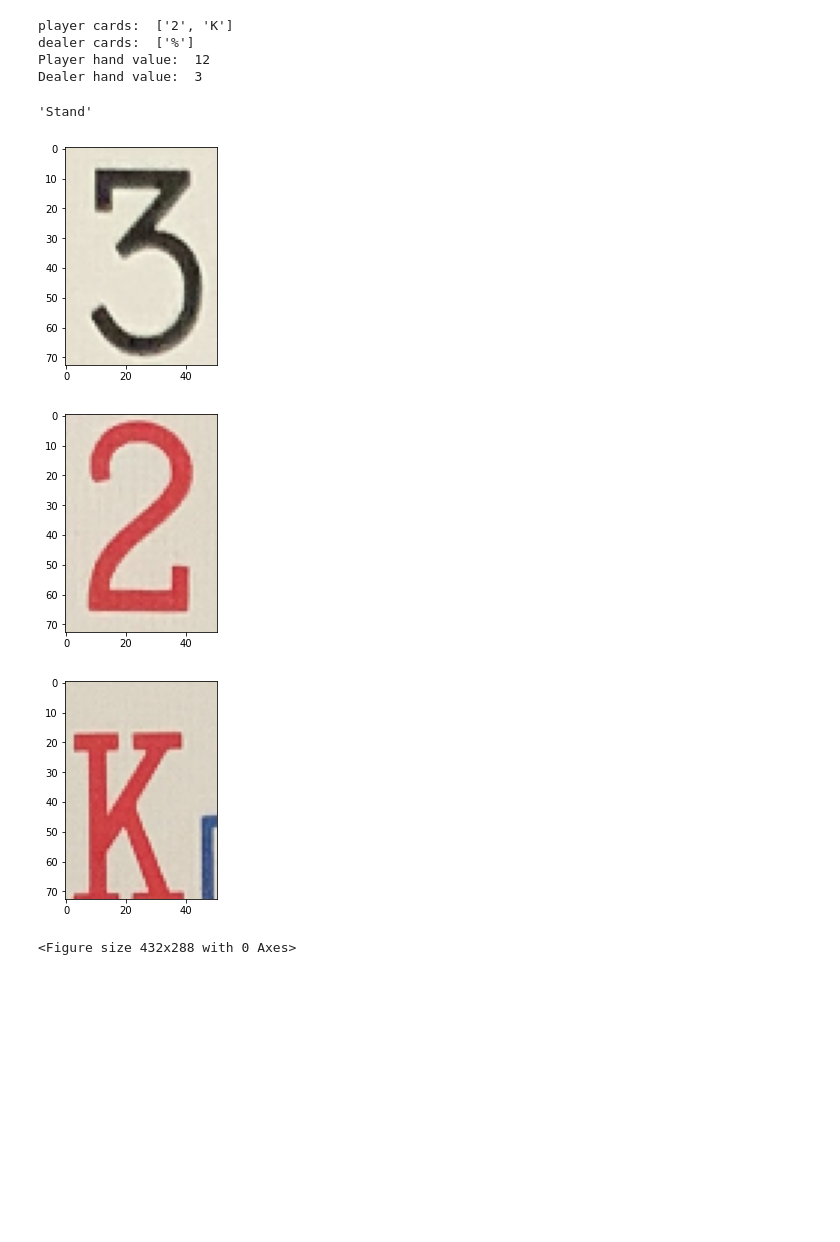
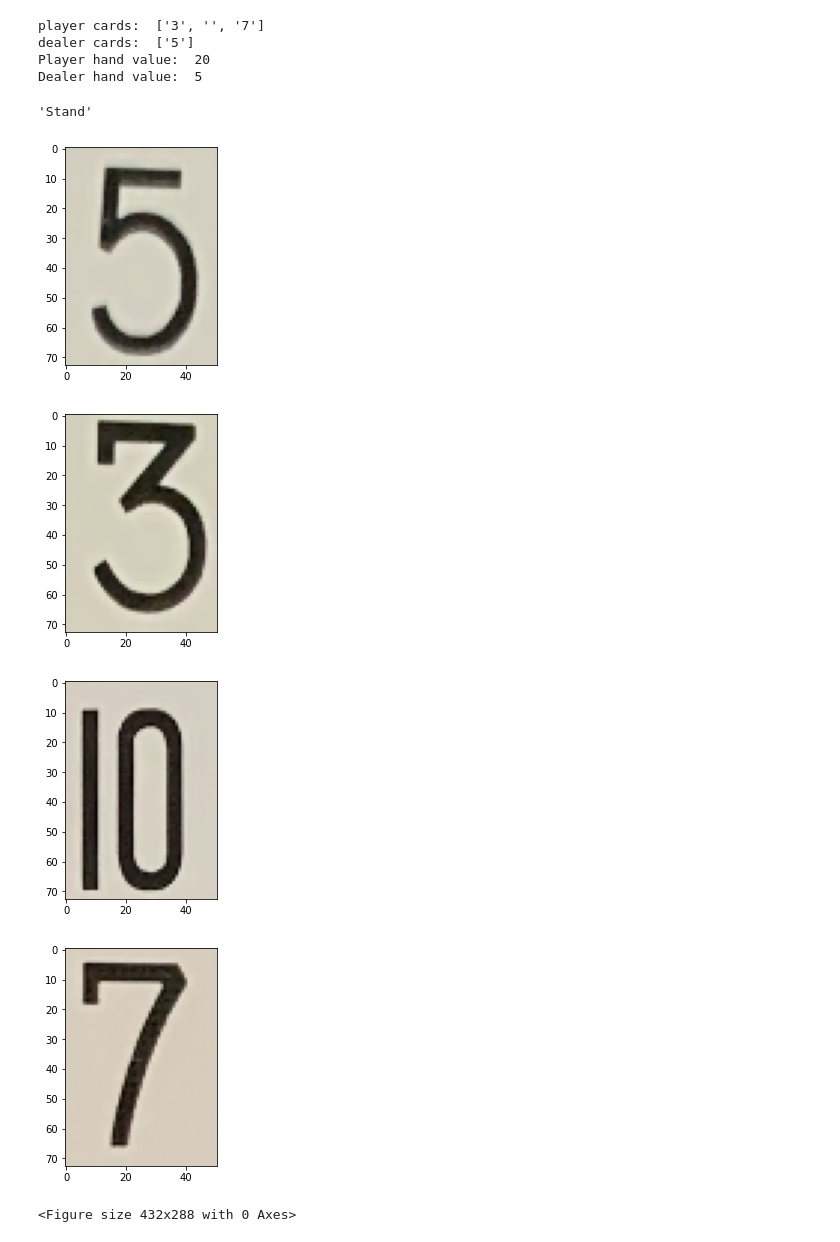
Before and after one commit to Gruppe-6A/Python-eksamen, a Jupyter notebook: read_images.ipynb, the cells around one changed output. Drawn from its saved outputs; the diff is of its cells as text; code cells hidden in the pictures; blank space fills up the shorter version.

```diff
--- a/read_images.ipynb
+++ b/read_images.ipynb
@@ -9,11 +9,10 @@ import cv2
 import numpy as np
 from matplotlib import pyplot as plt
 import pytesseract
-import import_ipynb
-from ipynb.fs.full.simple_blackjack import simple
+from simple_blackjack import simple
 
 
-input_img = cv2.imread('Card_Imgs/hand1.jpg', 1)
+input_img = cv2.imread('Card_Imgs/blackcards.jpg', 1)
 
 def crop_num(img):
     # convert the image to HSV color space
@@ -76,38 +75,39 @@ def read_images(imgs):
         # Blur and perform text extraction
         thresh = 255 - cv2.GaussianBlur(thresh, (5,5), 0)
         text = pytesseract.image_to_string(thresh, config=config)
         results.append(text.strip("\n\x0c"))
     return results
 
 def calc_hand_value(cards):
     value_lookup = {'A': 1, '2': 2, '3': 3, '4': 4, '5': 5, '6': 6, '7': 7, '8': 8, '9': 9, '10': 10, 'J': 10, 'Q': 10, 'K': 10, '%': 3, 'i': 10}
 
     value = 0
     for c in cards:
         #value += value_lookup[c]
         value += value_lookup.get(c, 10)
 
     return value
 
 cropped = crop_num(input_img)
 results = read_images(cropped)
 #dealer = [results[0], results[1]]
 #player = [results[2], results[3]]
 dealer = [results[0]]
 results.pop(0)
 player = results
 print("player cards: ", player)
 print("dealer cards: ", dealer)
 print("Player hand value: ", calc_hand_value(player))
 print("Dealer hand value: ", calc_hand_value(dealer))
 simple(calc_hand_value(player), calc_hand_value(dealer), {1: 4, 2: 4, 3: 4, 4: 4, 5: 4, 6: 4, 7: 4, 8: 4, 9: 4, 10: 16})
 # %% [output]
-player cards:  ['2', 'K']
-dealer cards:  ['%']
-Player hand value:  12
-Dealer hand value:  3
+player cards:  ['3', '', '7']
+dealer cards:  ['5']
+Player hand value:  20
+Dealer hand value:  5
 'Stand'
-[figure, old version]
+[figure, new version]
-[figure, old version]
+[figure, new version]
-[figure, old version]
+[figure, new version]
+[figure, added]
 <Figure size 432x288 with 0 Axes>
```
Also changed, not shown: 5 other files.
